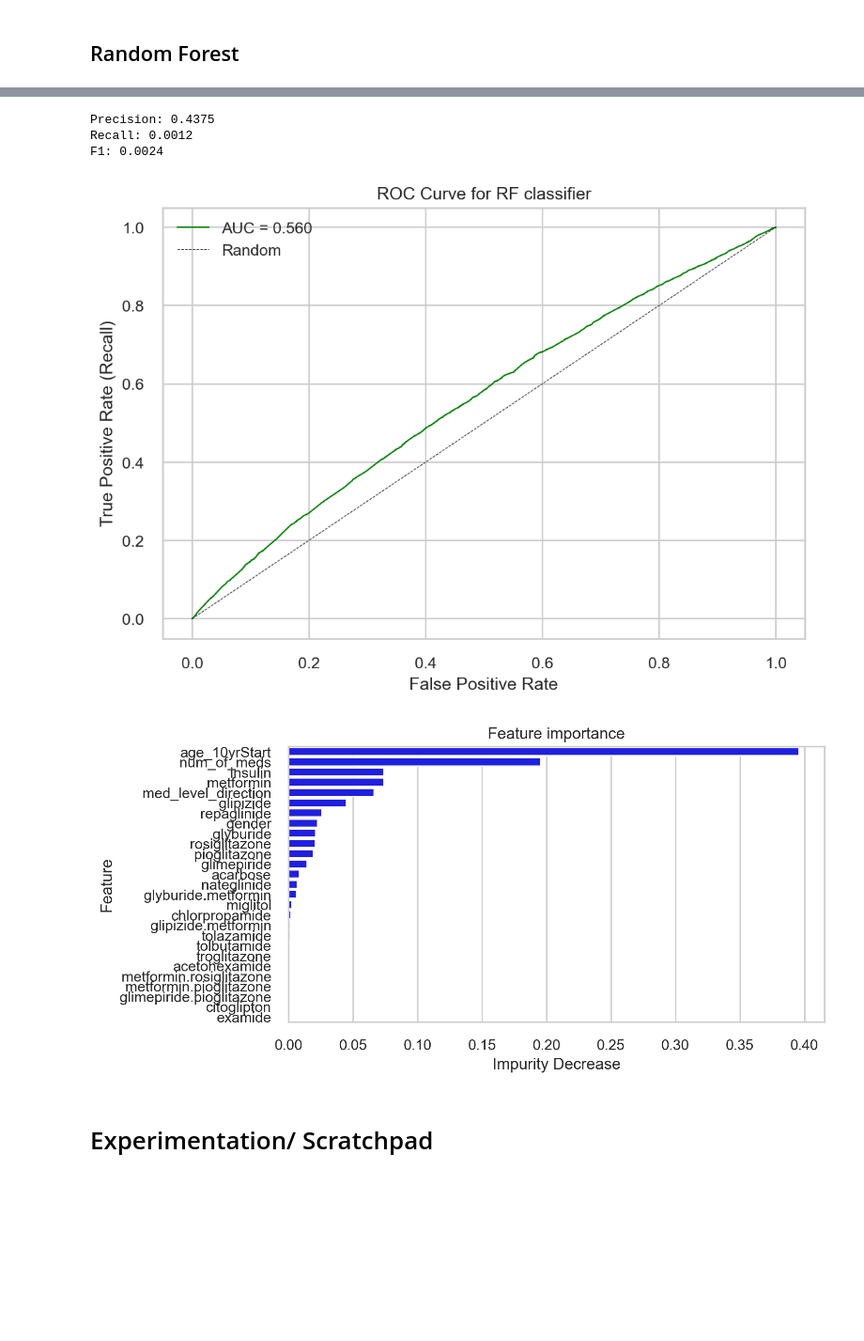
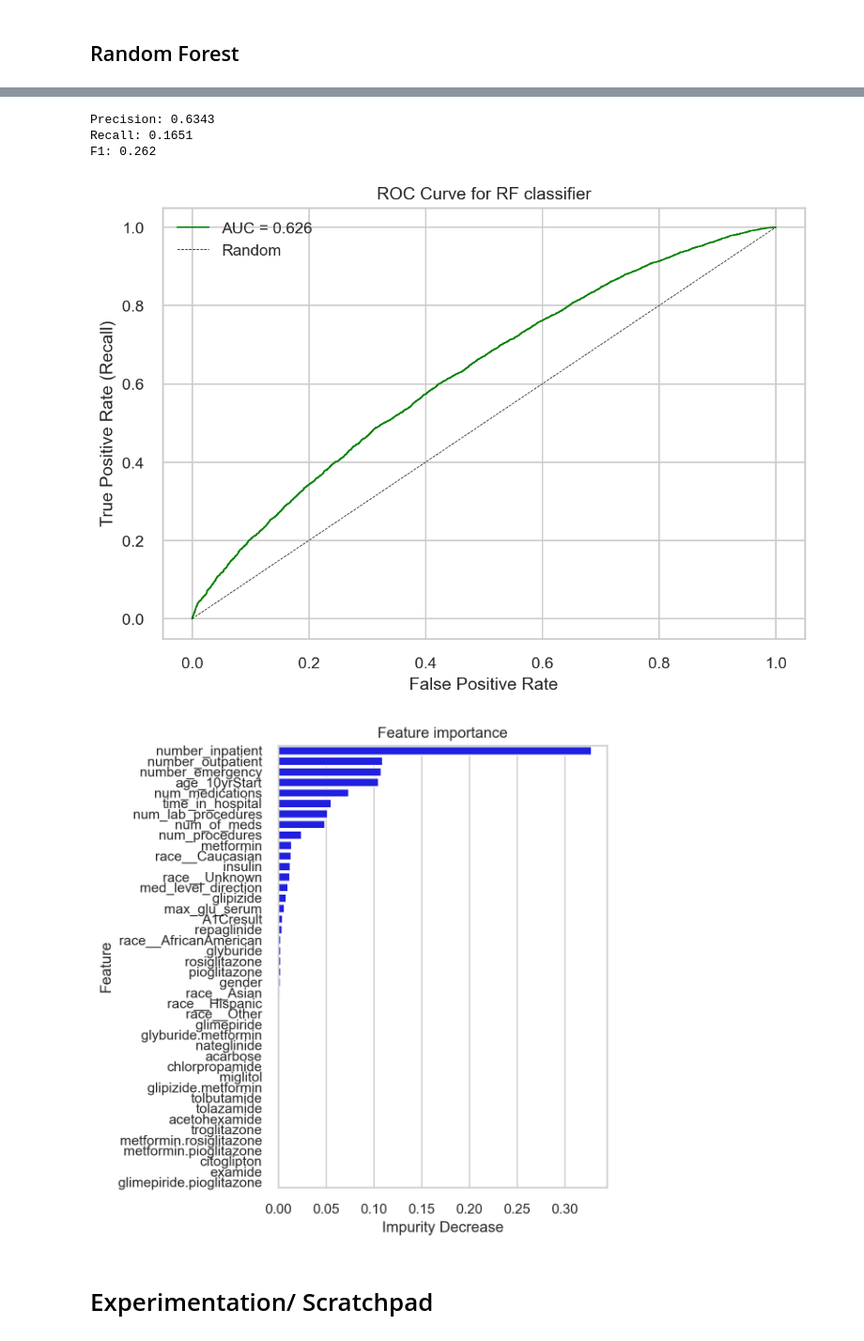
Before and after one commit to bcullinan32/ML_Course, a Jupyter notebook: Class-Data-Clean-Up.ipynb, the cells around one changed output, grey strips where cells are left out. Shown at 94% size. Cells and saved outputs as stored; diff of their text form; code cells hidden in the pictures; blank space fills up the shorter version.

```diff
--- a/Class-Data-Clean-Up.ipynb
+++ b/Class-Data-Clean-Up.ipynb
@@ -132,15 +146,25 @@ def AdditionalClean (df):
     df=df
     #1 - Null Clean-Up2 -- Fillna's for variables with nulls that have value to keep
     df['race'] = df['race'].fillna('Unknown')
+    #2 - Race to Dummy Vars
+    dummyTemp = pd.get_dummies(df['race'],prefix='race_')
+    df = df.join(dummyTemp)
+    df = df.drop(columns=['race'])
     #2 - Encode Gender
     number = LabelEncoder()
     df['gender'] = number.fit_transform(df['gender']) # F -> 1, M -> 0, Unknown -> 2
-    #3 - Covnert Age Buckets to Single Numeric
+    #3 Custom Encode 1 -  A1Cresult
+    mapping_a1 = {'None':0,'Norm':0,'>7':1,'>8':2}
+    df['A1Cresult'] = df['A1Cresult'].map(mapping_a1)
+    #3 Custom Encode 2 -  max_glu_serum
+    mapping_glu = {'None':0,'Norm':0,'>200':1,'>300':2}
+    df['max_glu_serum'] = df['max_glu_serum'].map(mapping_glu)
+    #4 - Covnert Age Buckets to Single Numeric
     df['age'] = df['age'].str[1:3]
     df['age'] = df['age'].str.rstrip('-')
     df['age'] = df['age'].astype('int')
     df = df.rename(columns={'age': 'age_10yrStart'})
-    #3 - EncodeResponse
+    #Final - EncodeResponse
     df = EncodeResponse(df)
     return df
 # %%
@@ -202,7 +226,7 @@ def FeatureImportance (regObj):
     #std = np.std([tree.feature_importances_ for tree in cv_bestTree.estimators_], axis=0)
     # Create Plot
     sns.set_theme(style="whitegrid")
-    fig, ax = plt.subplots(figsize = (8,4), dpi=200)
+    fig, ax = plt.subplots(figsize = (6,6), dpi=200)
     ax = sns.barplot(x="impDecrease", y="feature", data=feature_importances,color="blue")
     ax.set_title("Feature importance")
     ax.set_ylabel("Feature")
@@ -445,13 +447,11 @@ tempModelingDF
 # Drop columns that are not needed
 # TODO: Needs to move up
 varsToDrop = ['admission_type_id','admission_source_id','admission_type_value','discharge_disposition_id',
-              'time_in_hospital','num_lab_procedures','num_procedures','num_medications',
-              'number_outpatient','number_emergency','number_inpatient',
-              'diag_1','diag_2', 'diag_3','number_diagnoses', 'max_glu_serum','A1Cresult',
+              'diag_1','diag_2','diag_3','number_diagnoses',
               'change','diabetesMed']
 
 tempModelingDF = tempModelingDF.drop(columns=varsToDrop)
-tempModelingDF
 
 # TODO - Parking Lot
-#
+#'A1Cresult','max_glu_serum', 'time_in_hospital','num_lab_procedures','num_procedures','num_medications',
+              # number_outpatient','number_emergency','number_inpatient',
@@ -472,7 +458,7 @@ tempModelingDF
 # %%
 # TEMP
 ## Demographic Vars + Identifiers to Drop
-tempModelingDF = tempModelingDF.drop(columns=['encounter_id','patient_nbr','race'])
+tempModelingDF = tempModelingDF.drop(columns=['encounter_id','patient_nbr',])
 ## TODO - Parking Lot:
 ### 'gender', age_10yrStart
 
@@ -549,9 +537,9 @@ print(f"Precision:",precision)
 print(f"Recall:",recall)
 print(f"F1:",f1)
 # %% [output]
-Precision: 0.4375
-Recall: 0.0012
-F1: 0.0024
+Precision: 0.6343
+Recall: 0.1651
+F1: 0.262
 # %%
 # ROC Curve/ AUC Score
 ## Set Params
@@ -563,15 +551,16 @@ roc_y_test = y_test # Update yPred
 ROC_Curve_Plot(model,roc_x_test, roc_y_test)
 plt.show()
 # %% [output]
-[figure, old version]
+[figure, new version]
 # %%
 # Random Forest -- Feature Importance
 
 # Best Tree-- Plot Most Important Featuresk
 feature_importances, fig = FeatureImportance(rndClf)
-fig.tight_layout()
+#fig.tight_layout()
+fig.show()
 # %% [output]
-[figure, old version]
+[figure, new version]
 # %% [markdown]
 # Experimentation/ Scratchpad
 # %%
```
Also changed, not shown: parts of 25 cells of this notebook.
